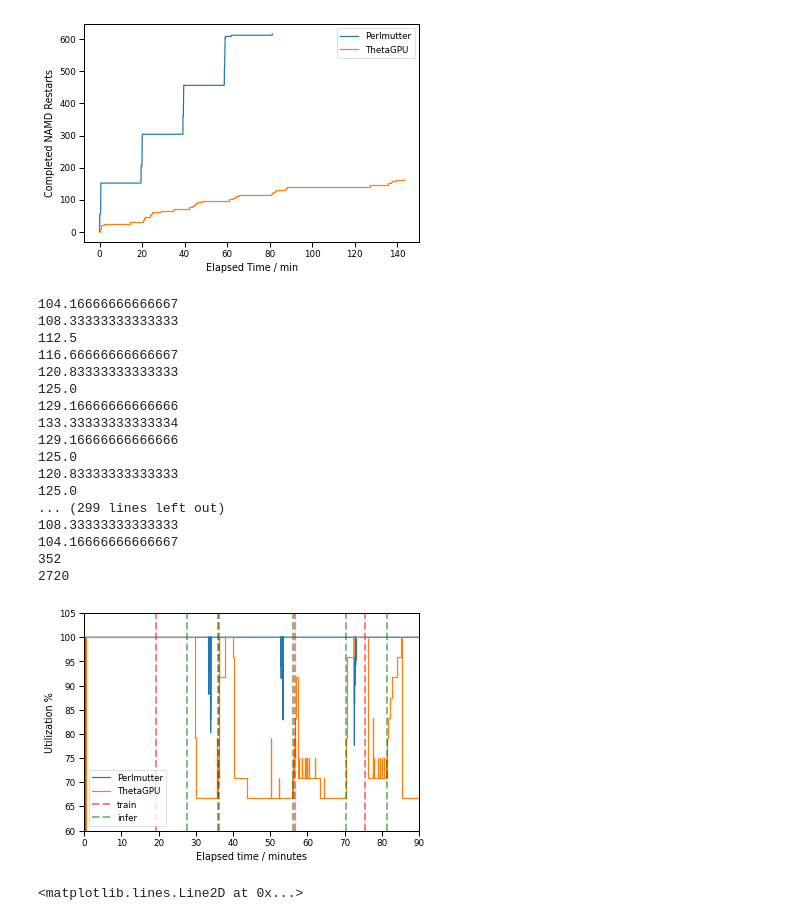
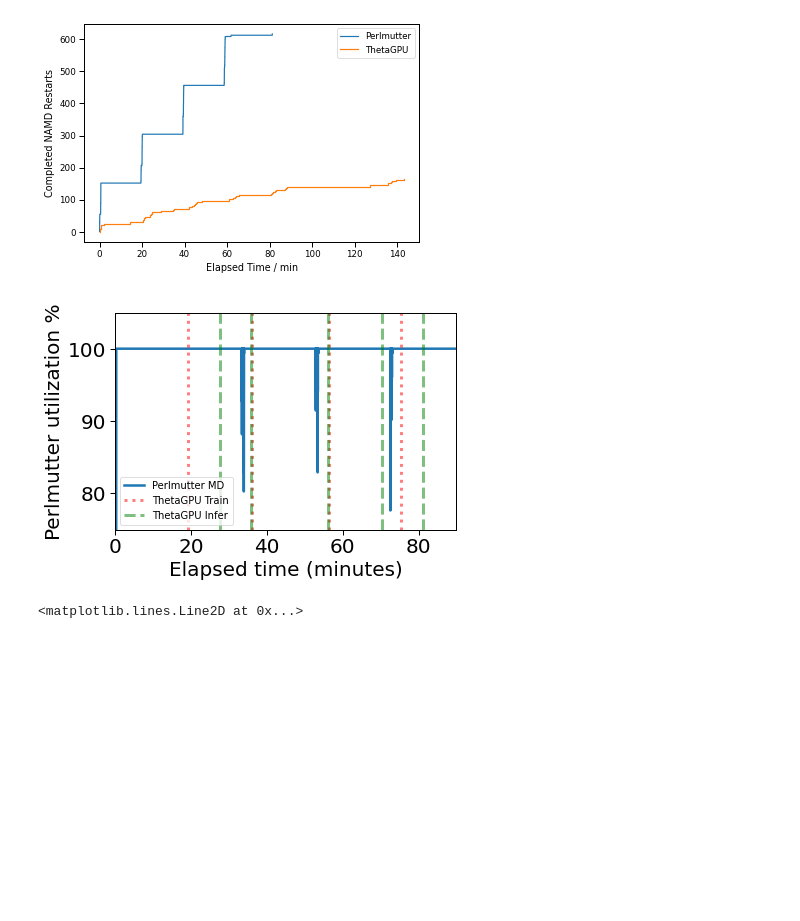
Before and after one commit to ramanathanlab/CryoEM-GB-workflow-analysis, a Jupyter notebook: Untitled.ipynb, the cells around one changed output. Cells and saved outputs as stored; diff of their text form; code cells hidden in the pictures; blank space fills up the shorter version.

Commit message:
util

```diff
--- a/Untitled.ipynb
+++ b/Untitled.ipynb
@@ -86,81 +86,62 @@ def utilization(events, node_weighting: bool = True, t0 = None):
 
 # When node_weighting=True each Perlmutter job counts as 1/4 of a node (cause packing count is 4):
 
 namd_evts = events["production-cross2"]["namd_perlmutter"]
-namd_tgpu_evts = events["production-cross2"]["namd_thetagpu"]
-t0 = min(
-    min(e.timestamp for e in namd_tgpu_evts),
-    min(e.timestamp for e in namd_evts),
-)
+#namd_tgpu_evts = events["production-cross2"]["namd_thetagpu"]
+#t0 = min(
+   # min(e.timestamp for e in namd_tgpu_evts),min(e.timestamp for e in namd_evts),
+#)
+t0 = min(e.timestamp for e in namd_evts)
 
 times, util_counts = utilization(namd_evts, t0=t0, node_weighting=True)
-times_tgpu, util_counts_tgpu = utilization(namd_tgpu_evts, t0=t0, node_weighting=True)
+#times_tgpu, util_counts_tgpu = utilization(namd_tgpu_evts, t0=t0, node_weighting=True)
 
 node_total = 38.0 # we had 38 nodes for this run
 util_percentage = [100 * c / node_total for c in util_counts]
 
-util_percentage_tgpu = [100 * c / 3.0 for c in util_counts_tgpu]
+#util_percentage_tgpu = [100 * c / 3.0 for c in util_counts_tgpu]
 
-new_util_percentage_tgpu = []
-for p in util_percentage_tgpu:
-    if p > 100:
-        print(p)
-        new_util_percentage_tgpu.append(100 - (p - 100))
-    else:
-        new_util_percentage_tgpu.append(p)
-util_percentage_tgpu = new_util_percentage_tgpu
+#new_util_percentage_tgpu = []
+
+#util_percentage_tgpu = new_util_percentage_tgpu
 #util_percentage_tgpu = [100 - (p - 100) for p in util_percentage_tgpu if p > 100]
 
-print(len(util_percentage_tgpu))
-print(len(util_percentage))
-
-
 fig, ax = plt.subplots()
-ax.step(times, util_percentage, where="post", label="Perlmutter")
-ax.step(times_tgpu, util_percentage_tgpu, where="post", label="ThetaGPU")
+ax.step(times, util_percentage, where="post", label="Perlmutter MD", lw=2.5)
+#ax.step(times_tgpu, util_percentage_tgpu, where="post", label="ThetaGPU")
 
 #ax.set_title("Disk Quota Exceeded at 100 minute mark :(")
-ax.set_xlabel("Elapsed time / minutes")
-ax.set_ylabel("Utilization %")
+ax.set_xlabel("Elapsed time (minutes)", fontsize=20)
+ax.set_ylabel("Perlmutter utilization %", fontsize=20)
 ax.set_xlim(0, 90)
-ax.set_ylim(60, 105)
+ax.set_ylim(75, 105)
+ax.set_yticks(list(range(80, 110, 10)))
+ax.tick_params(axis='x', labelsize=20)
+ax.tick_params(axis='y', labelsize=20)
 
 
 train_starts = [e.timestamp for e in events["production-cross2"]["anca_ae_train_namd"] if e.to_state == "RUNNING"]
 train_starts = [(t - t0).total_seconds() / 60.0 for t in train_starts]
 
 infer_starts = [e.timestamp for e in events["production-cross2"]["anca_ae_infer_namd"] if e.to_state == "RUNNING"]
 infer_starts = [(t - t0).total_seconds() / 60.0 for t in infer_starts]
 
+
 for i, t in enumerate(train_starts):
-    label = {"label": "train"} if i == 0 else {}
-    ax.axvline(x=t, color='r', alpha=0.5, lw=2, ls='--', **label)
+    label = {"label": "ThetaGPU Train"} if i == 0 else {}
+    ax.axvline(x=t, color='r', alpha=0.5, lw=3, ls=':', **label)
 
 for i, t in enumerate(infer_starts):
-    label = {"label": "infer"} if i == 0 else {}
-    ax.axvline(x=t, color='g', alpha=0.5, lw=2, ls='--', **label)
+    label = {"label": "ThetaGPU Infer"} if i == 0 else {}
+    ax.axvline(x=t, color='g', alpha=0.5, lw=3, ls='--', **label)
 
-ax.legend()
-plt.savefig("./utilization_production-cross2.png", dpi=600)
+#ax.scatter([100], [100], c="k", marker="*", s=10)
+
+ax.legend(fontsize=10)
+plt.tight_layout()
+plt.savefig("./utilization_production-cross2.pdf", bbox_inches="tight", dpi=600)
 # %% [output]
-104.16666666666667
-108.33333333333333
-112.5
-116.66666666666667
-120.83333333333333
-125.0
-129.16666666666666
-133.33333333333334
-129.16666666666666
-125.0
-120.83333333333333
-125.0
-... (299 lines left out)
-108.33333333333333
-104.16666666666667
-352
-2720
-[figure, old version]
+[figure, new version]
 # %%
 ax.axvline()
 # %% [output]
```
Also changed, not shown: 1 other file.
